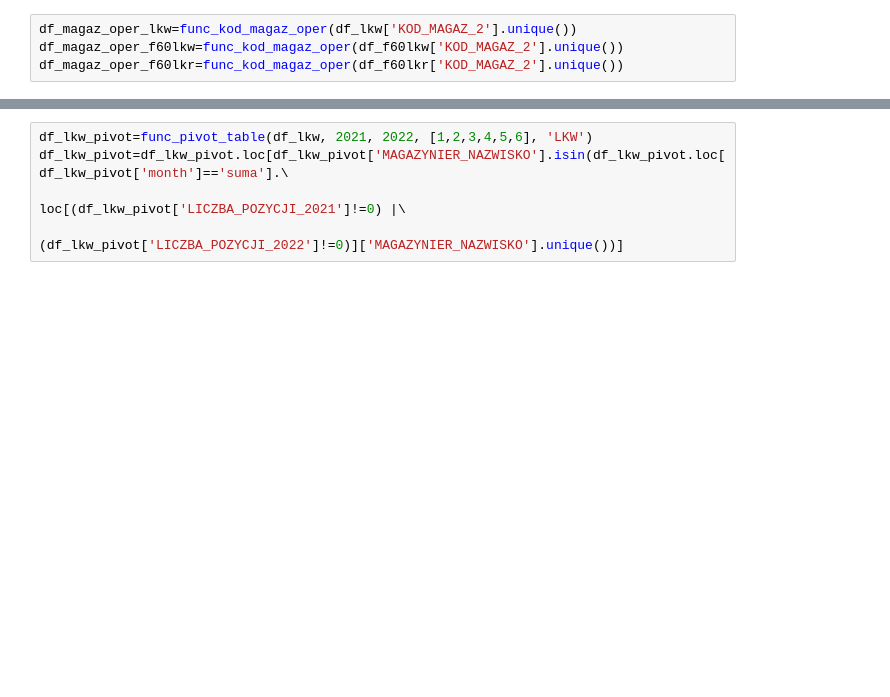
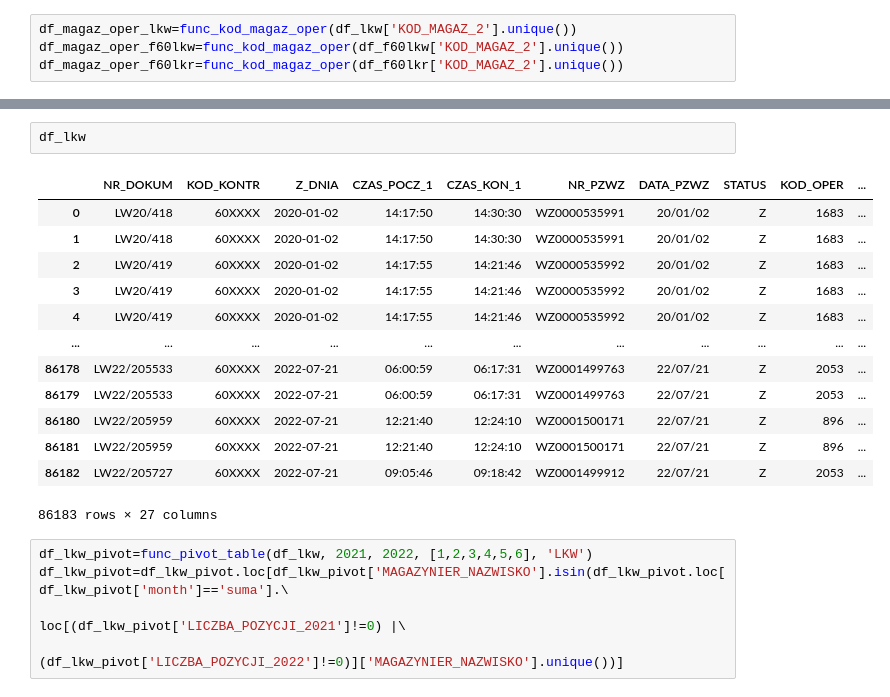
Before and after one commit to plggrzybuch/kupony, a Jupyter notebook: magazynierzy.ipynb, the cells around one changed output, grey strips where cells are left out. Drawn from its saved outputs; the diff is of its cells as text; blank space fills up the shorter version.

```diff
--- a/magazynierzy.ipynb
+++ b/magazynierzy.ipynb
@@ -181,3 +214,19 @@ def func_add_col_with_sum(df, col_to_sum):
+# %%
+df_lkw
+# %% [output]
+|  | NR_DOKUM | KOD_KONTR | Z_DNIA | CZAS_POCZ_1 | CZAS_KON_1 | NR_PZWZ | DATA_PZWZ | STATUS | KOD_OPER | ... |
+| 0 | LW20/418 | 60XXXX | 2020-01-02 | 14:17:50 | 14:30:30 | WZ0000535991 | 20/01/02 | Z | 1683 | ... |
+| 1 | LW20/418 | 60XXXX | 2020-01-02 | 14:17:50 | 14:30:30 | WZ0000535991 | 20/01/02 | Z | 1683 | ... |
+| 2 | LW20/419 | 60XXXX | 2020-01-02 | 14:17:55 | 14:21:46 | WZ0000535992 | 20/01/02 | Z | 1683 | ... |
+| 3 | LW20/419 | 60XXXX | 2020-01-02 | 14:17:55 | 14:21:46 | WZ0000535992 | 20/01/02 | Z | 1683 | ... |
+| 4 | LW20/419 | 60XXXX | 2020-01-02 | 14:17:55 | 14:21:46 | WZ0000535992 | 20/01/02 | Z | 1683 | ... |
+| ... | ... | ... | ... | ... | ... | ... | ... | ... | ... | ... |
+| 86178 | LW22/205533 | 60XXXX | 2022-07-21 | 06:00:59 | 06:17:31 | WZ0001499763 | 22/07/21 | Z | 2053 | ... |
+| 86179 | LW22/205533 | 60XXXX | 2022-07-21 | 06:00:59 | 06:17:31 | WZ0001499763 | 22/07/21 | Z | 2053 | ... |
+| 86180 | LW22/205959 | 60XXXX | 2022-07-21 | 12:21:40 | 12:24:10 | WZ0001500171 | 22/07/21 | Z | 896 | ... |
+| 86181 | LW22/205959 | 60XXXX | 2022-07-21 | 12:21:40 | 12:24:10 | WZ0001500171 | 22/07/21 | Z | 896 | ... |
+| 86182 | LW22/205727 | 60XXXX | 2022-07-21 | 09:05:46 | 09:18:42 | WZ0001499912 | 22/07/21 | Z | 2053 | ... |
+86183 rows × 27 columns
 # %%
 df_lkw_pivot=func_pivot_table(df_lkw, 2021, 2022, [1,2,3,4,5,6], 'LKW')
 df_lkw_pivot=df_lkw_pivot.loc[df_lkw_pivot['MAGAZYNIER_NAZWISKO'].isin(df_lkw_pivot.loc[df_lkw_pivot['month']=='suma'].\
```
Also changed, not shown: parts of 16 cells of this notebook.
